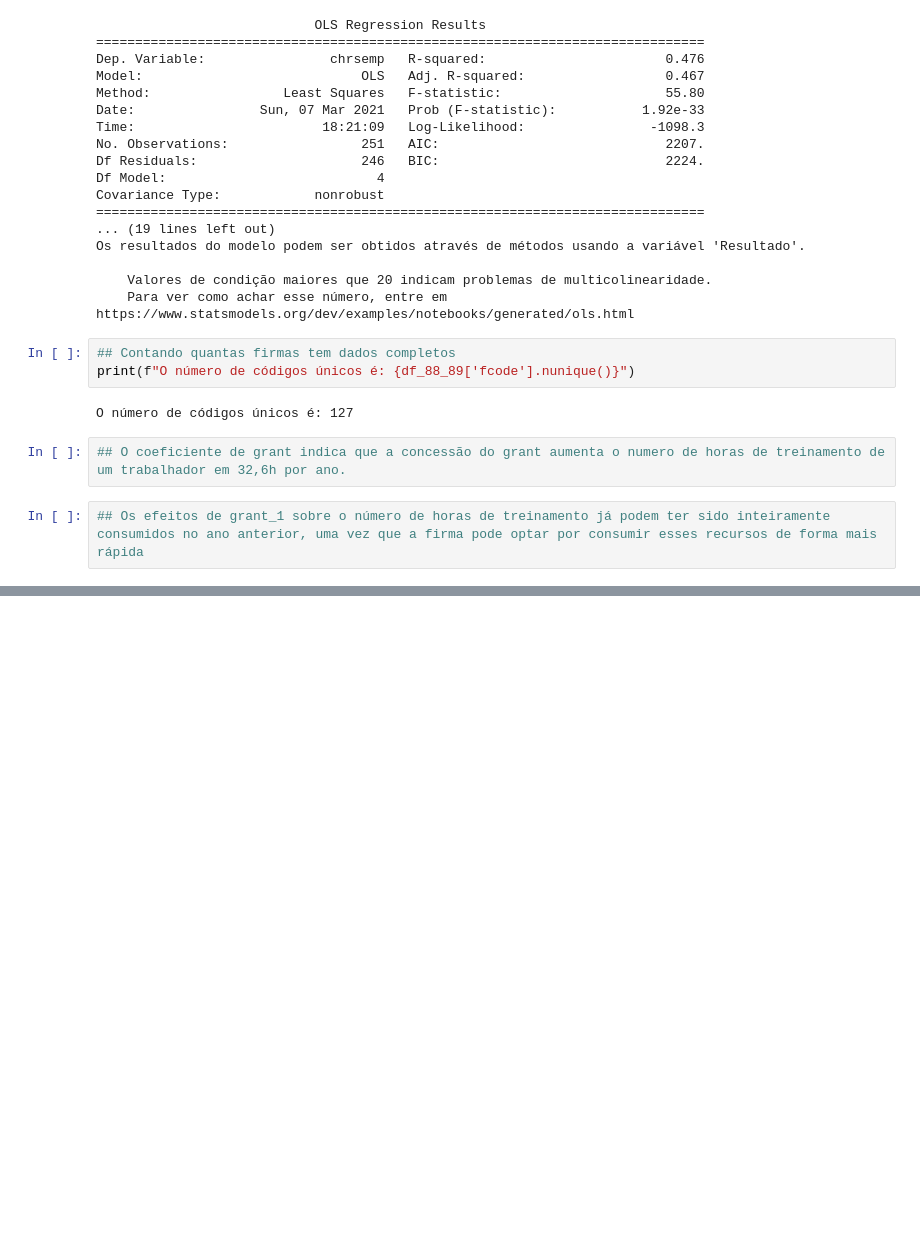
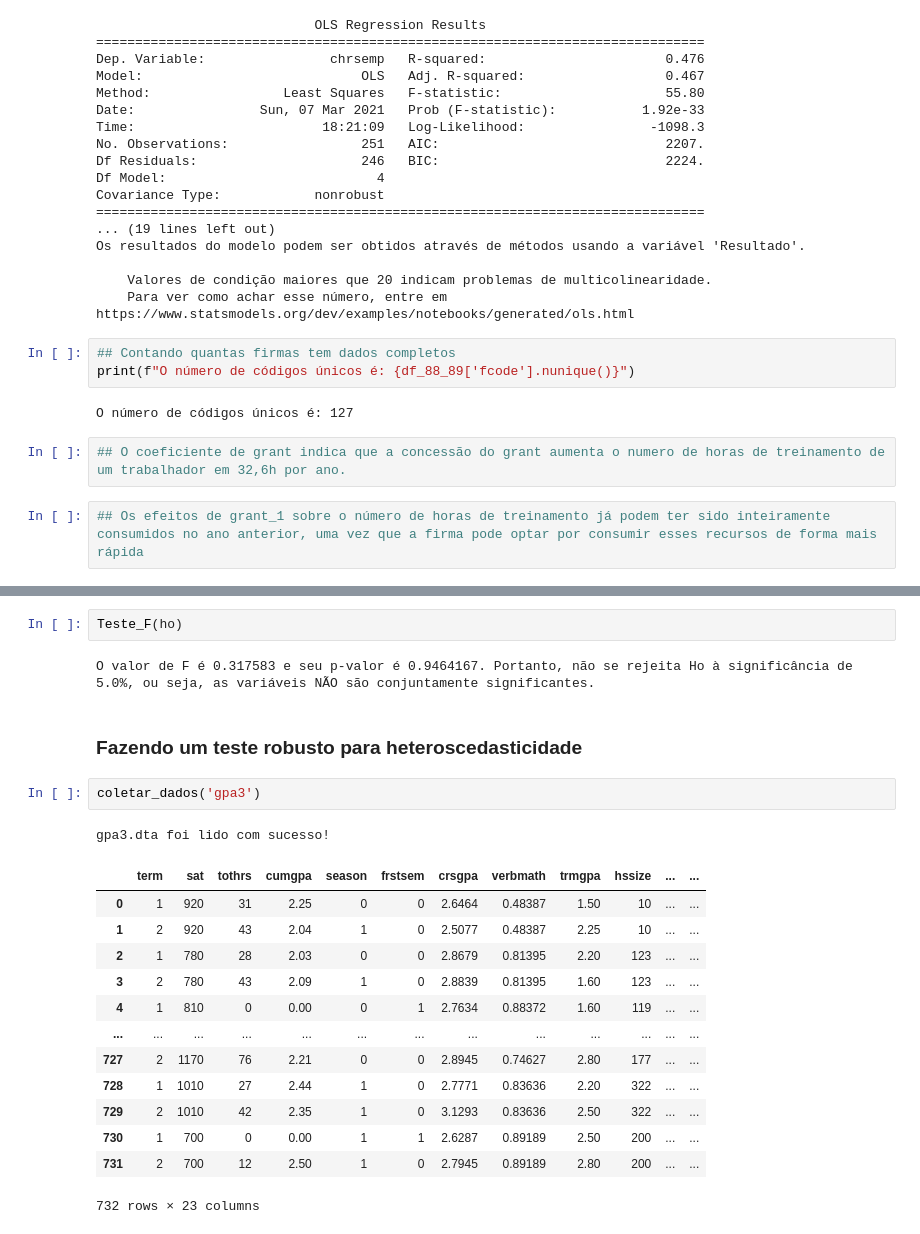
Before and after one commit to vnery5/Econometria, a Jupyter notebook: Lista 3 Econometria - Cap 13 Wooldridge.ipynb, the cells around one changed output, grey strips where cells are left out. Drawn from its saved outputs; the diff is of its cells as text; blank space fills up the shorter version.

Commit message:
Testes F e PD Robustos (Heteroscedasticidade)

```diff
--- a/Lista 3 Econometria - Cap 13 Wooldridge.ipynb
+++ b/Lista 3 Econometria - Cap 13 Wooldridge.ipynb
@@ -1166,0 +1336,23 @@ O número de códigos únicos é: 127
+# %%
+Teste_F(ho)
+# %% [output]
+O valor de F é 0.317583 e seu p-valor é 0.9464167. Portanto, não se rejeita Ho à significância de 5.0%, ou seja, as variáveis NÃO são conjuntamente significantes.
+# %% [markdown]
+### Fazendo um teste robusto para heteroscedasticidade
+# %%
+coletar_dados('gpa3')
+# %% [output]
+gpa3.dta foi lido com sucesso!
+|  | term | sat | tothrs | cumgpa | season | frstsem | crsgpa | verbmath | trmgpa | hssize | ... | ... |
+| 0 | 1 | 920 | 31 | 2.25 | 0 | 0 | 2.6464 | 0.48387 | 1.50 | 10 | ... | ... |
+| 1 | 2 | 920 | 43 | 2.04 | 1 | 0 | 2.5077 | 0.48387 | 2.25 | 10 | ... | ... |
+| 2 | 1 | 780 | 28 | 2.03 | 0 | 0 | 2.8679 | 0.81395 | 2.20 | 123 | ... | ... |
+| 3 | 2 | 780 | 43 | 2.09 | 1 | 0 | 2.8839 | 0.81395 | 1.60 | 123 | ... | ... |
+| 4 | 1 | 810 | 0 | 0.00 | 0 | 1 | 2.7634 | 0.88372 | 1.60 | 119 | ... | ... |
+| ... | ... | ... | ... | ... | ... | ... | ... | ... | ... | ... | ... | ... |
+| 727 | 2 | 1170 | 76 | 2.21 | 0 | 0 | 2.8945 | 0.74627 | 2.80 | 177 | ... | ... |
+| 728 | 1 | 1010 | 27 | 2.44 | 1 | 0 | 2.7771 | 0.83636 | 2.20 | 322 | ... | ... |
+| 729 | 2 | 1010 | 42 | 2.35 | 1 | 0 | 3.1293 | 0.83636 | 2.50 | 322 | ... | ... |
+| 730 | 1 | 700 | 0 | 0.00 | 1 | 1 | 2.6287 | 0.89189 | 2.50 | 200 | ... | ... |
+| 731 | 2 | 700 | 12 | 2.50 | 1 | 0 | 2.7945 | 0.89189 | 2.80 | 200 | ... | ... |
+732 rows × 23 columns
```
Also changed, not shown: parts of 18 cells of this notebook, 2 other files.
